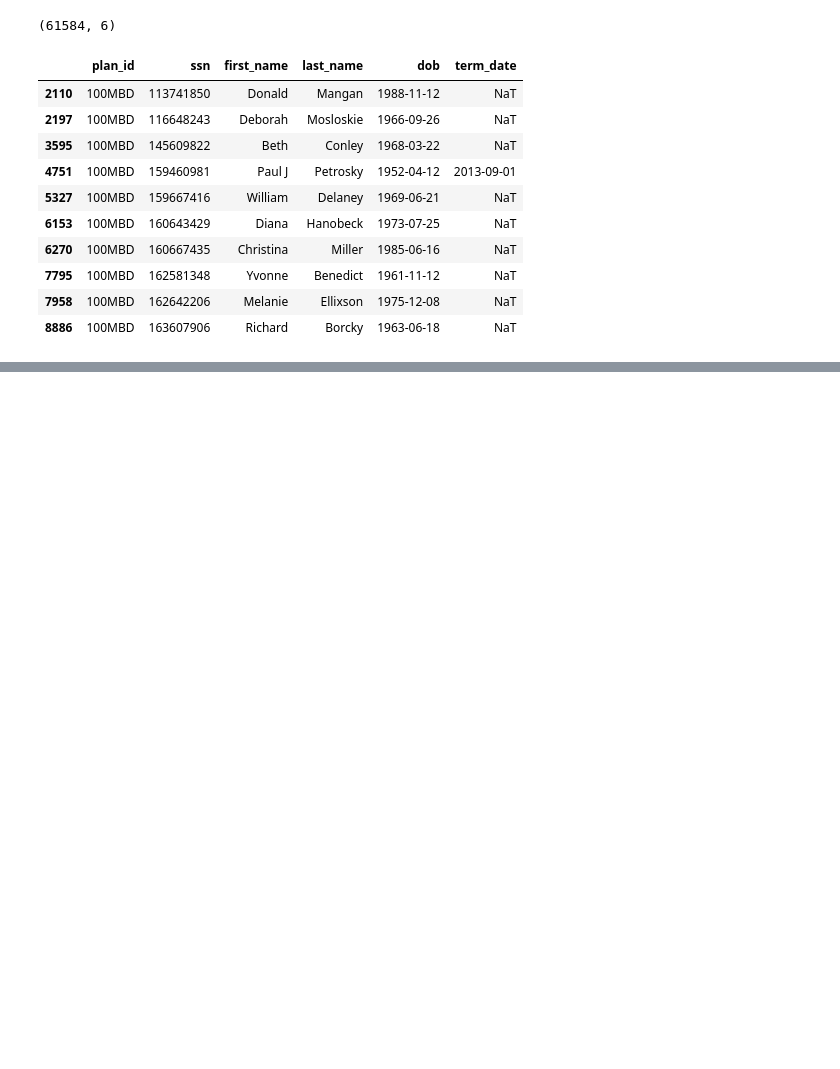
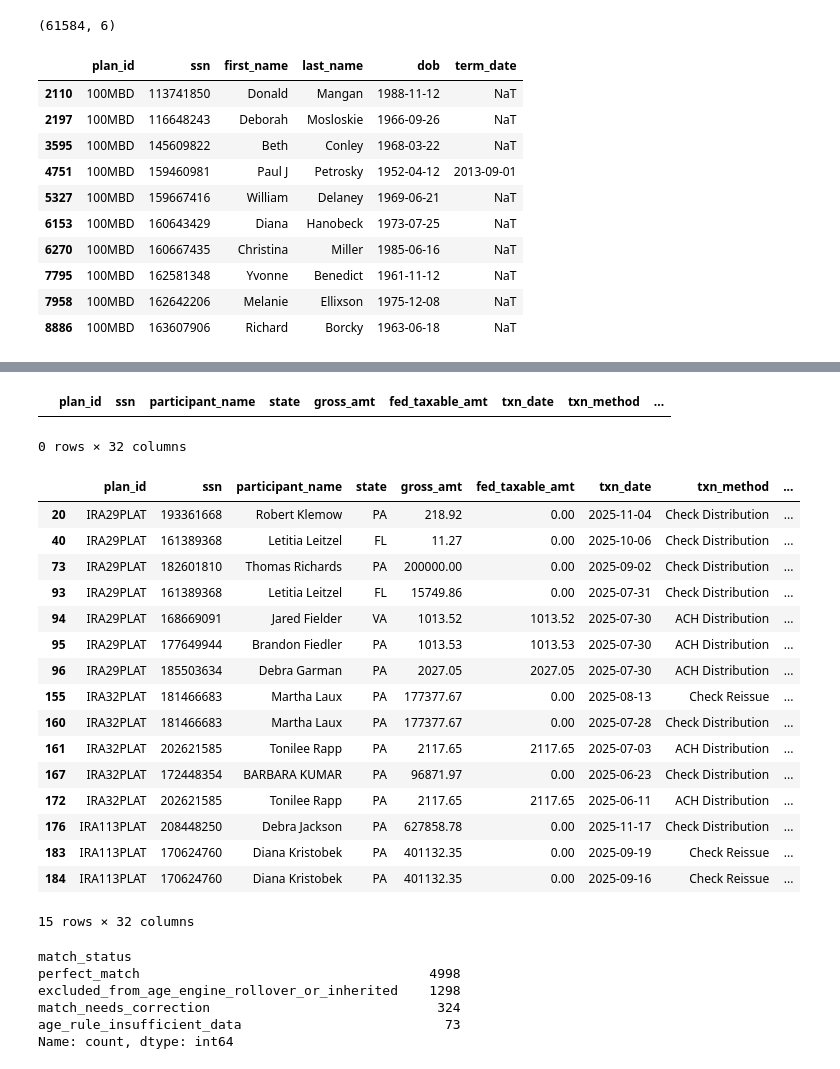
Before and after one commit to manuel-reyes-ml/1099_reconciliation_pipeline, a Jupyter notebook: notebooks/04_match_demo_analysis.ipynb, the cells around one changed output, grey strips where cells are left out. Drawn from its saved outputs; the diff is of its cells as text; code cells hidden in the pictures; blank space fills up the shorter version.

```diff
--- a/notebooks/04_match_demo_analysis.ipynb
+++ b/notebooks/04_match_demo_analysis.ipynb
@@ -106,0 +126,38 @@ age_matches.head(10)
+# %%
+non_roth_test = age_matches[age_matches["plan_id"].str.startswith("300005") | age_matches["plan_id"].str.endswith("R")]
+
+non_roth_test.head()
+# %% [output]
+|  | plan_id | ssn | participant_name | state | gross_amt | fed_taxable_amt | txn_date | txn_method | ... |
+0 rows × 32 columns
+# %%
+logic_test = age_matches[age_matches["match_status"] != "perfect_match"]
+
+logic_test.head(15)
+# %% [output]
+|  | plan_id | ssn | participant_name | state | gross_amt | fed_taxable_amt | txn_date | txn_method | ... |
+| 20 | IRA29PLAT | 193361668 | Robert Klemow | PA | 218.92 | 0.00 | 2025-11-04 | Check Distribution | ... |
+| 40 | IRA29PLAT | 161389368 | Letitia Leitzel | FL | 11.27 | 0.00 | 2025-10-06 | Check Distribution | ... |
+| 73 | IRA29PLAT | 182601810 | Thomas Richards | PA | 200000.00 | 0.00 | 2025-09-02 | Check Distribution | ... |
+| 93 | IRA29PLAT | 161389368 | Letitia Leitzel | FL | 15749.86 | 0.00 | 2025-07-31 | Check Distribution | ... |
+| 94 | IRA29PLAT | 168669091 | Jared Fielder | VA | 1013.52 | 1013.52 | 2025-07-30 | ACH Distribution | ... |
+| 95 | IRA29PLAT | 177649944 | Brandon Fiedler | PA | 1013.53 | 1013.53 | 2025-07-30 | ACH Distribution | ... |
+| 96 | IRA29PLAT | 185503634 | Debra Garman | PA | 2027.05 | 2027.05 | 2025-07-30 | ACH Distribution | ... |
+| 155 | IRA32PLAT | 181466683 | Martha Laux | PA | 177377.67 | 0.00 | 2025-08-13 | Check Reissue | ... |
+| 160 | IRA32PLAT | 181466683 | Martha Laux | PA | 177377.67 | 0.00 | 2025-07-28 | Check Distribution | ... |
+| 161 | IRA32PLAT | 202621585 | Tonilee Rapp | PA | 2117.65 | 2117.65 | 2025-07-03 | ACH Distribution | ... |
+| 167 | IRA32PLAT | 172448354 | BARBARA KUMAR | PA | 96871.97 | 0.00 | 2025-06-23 | Check Distribution | ... |
+| 172 | IRA32PLAT | 202621585 | Tonilee Rapp | PA | 2117.65 | 2117.65 | 2025-06-11 | ACH Distribution | ... |
+| 176 | IRA113PLAT | 208448250 | Debra Jackson | PA | 627858.78 | 0.00 | 2025-11-17 | Check Distribution | ... |
+| 183 | IRA113PLAT | 170624760 | Diana Kristobek | PA | 401132.35 | 0.00 | 2025-09-19 | Check Reissue | ... |
+| 184 | IRA113PLAT | 170624760 | Diana Kristobek | PA | 401132.35 | 0.00 | 2025-09-16 | Check Reissue | ... |
+15 rows × 32 columns
+# %%
+age_matches["match_status"].value_counts()
+# %% [output]
+match_status
+perfect_match                                     4998
+excluded_from_age_engine_rollover_or_inherited    1298
+match_needs_correction                             324
+age_rule_insufficient_data                          73
+Name: count, dtype: int64
```
Also changed, not shown: parts of 10 cells of this notebook, 1 other file.
